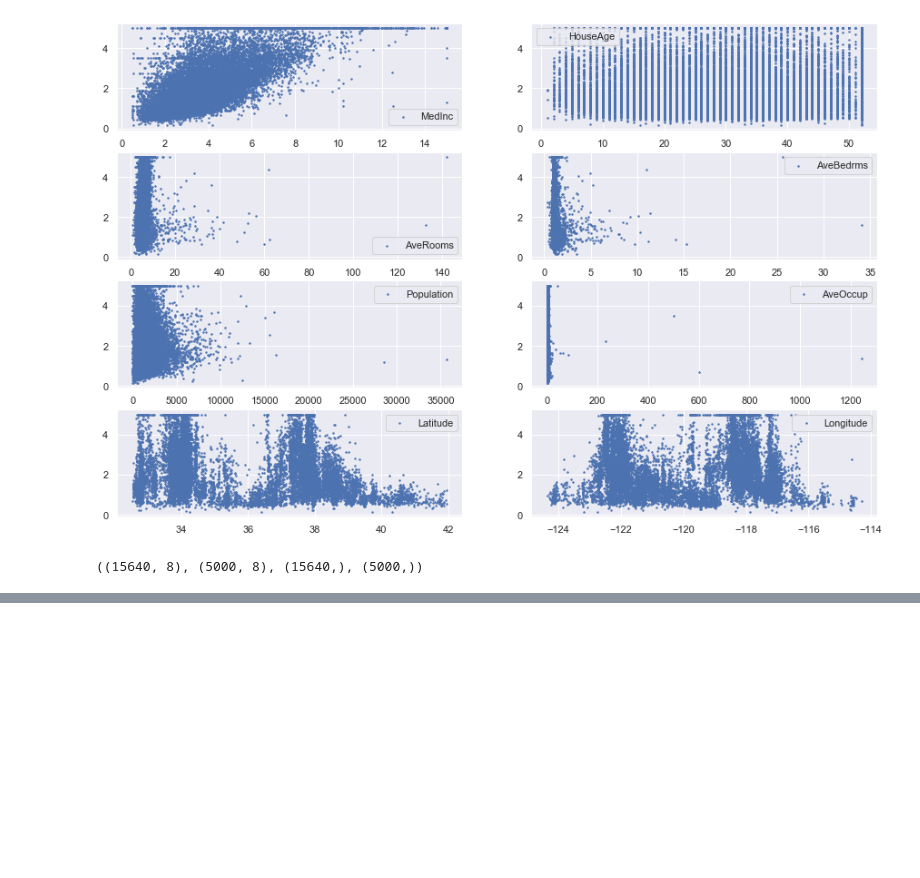
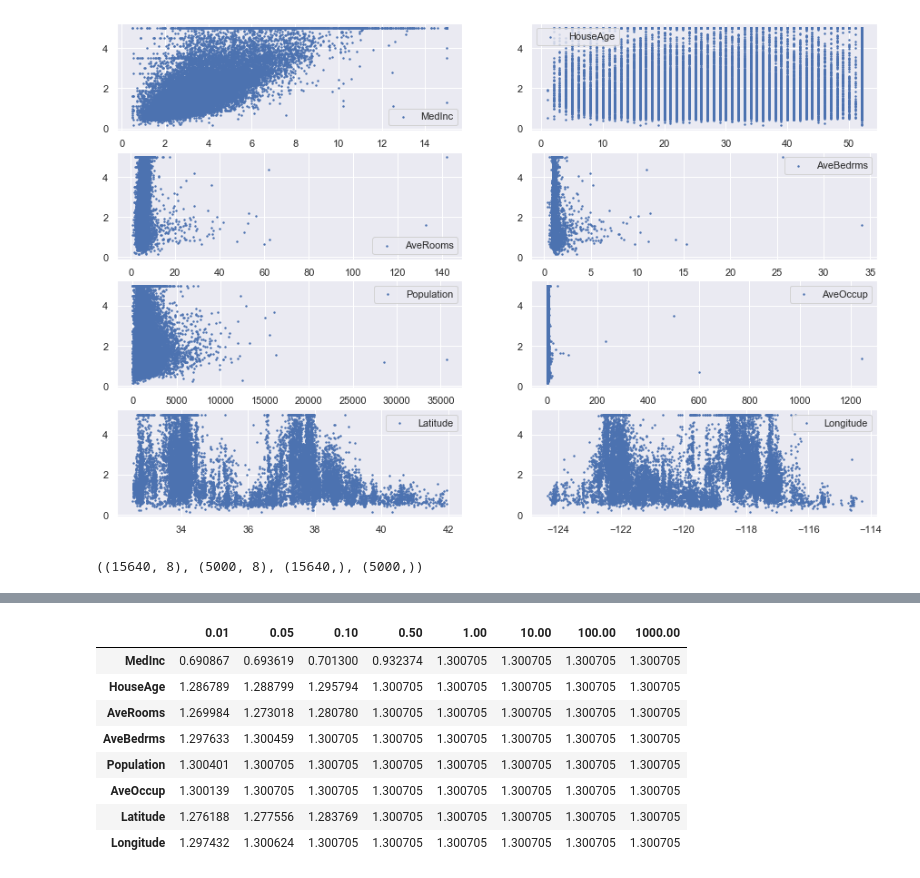
Before and after one commit to coandrei/jupyter_notebooks, a Jupyter notebook: ml/lasso_regression.ipynb, the cells around one changed output, grey strips where cells are left out. Saved outputs shown, nothing was run; the diff lists cells and outputs as text; code cells hidden in the pictures; blank space fills up the shorter version.

```diff
--- a/ml/lasso_regression.ipynb
+++ b/ml/lasso_regression.ipynb
@@ -149,0 +238,12 @@ Mean squared error: 1.323
+# %%
+M
+# %% [output]
+|  | 0.01 | 0.05 | 0.10 | 0.50 | 1.00 | 10.00 | 100.00 | 1000.00 |
+| MedInc | 0.690867 | 0.693619 | 0.701300 | 0.932374 | 1.300705 | 1.300705 | 1.300705 | 1.300705 |
+| HouseAge | 1.286789 | 1.288799 | 1.295794 | 1.300705 | 1.300705 | 1.300705 | 1.300705 | 1.300705 |
+| AveRooms | 1.269984 | 1.273018 | 1.280780 | 1.300705 | 1.300705 | 1.300705 | 1.300705 | 1.300705 |
+| AveBedrms | 1.297633 | 1.300459 | 1.300705 | 1.300705 | 1.300705 | 1.300705 | 1.300705 | 1.300705 |
+| Population | 1.300401 | 1.300705 | 1.300705 | 1.300705 | 1.300705 | 1.300705 | 1.300705 | 1.300705 |
+| AveOccup | 1.300139 | 1.300705 | 1.300705 | 1.300705 | 1.300705 | 1.300705 | 1.300705 | 1.300705 |
+| Latitude | 1.276188 | 1.277556 | 1.283769 | 1.300705 | 1.300705 | 1.300705 | 1.300705 | 1.300705 |
+| Longitude | 1.297432 | 1.300624 | 1.300705 | 1.300705 | 1.300705 | 1.300705 | 1.300705 | 1.300705 |
```
Also changed, not shown: parts of 10 cells of this notebook.
